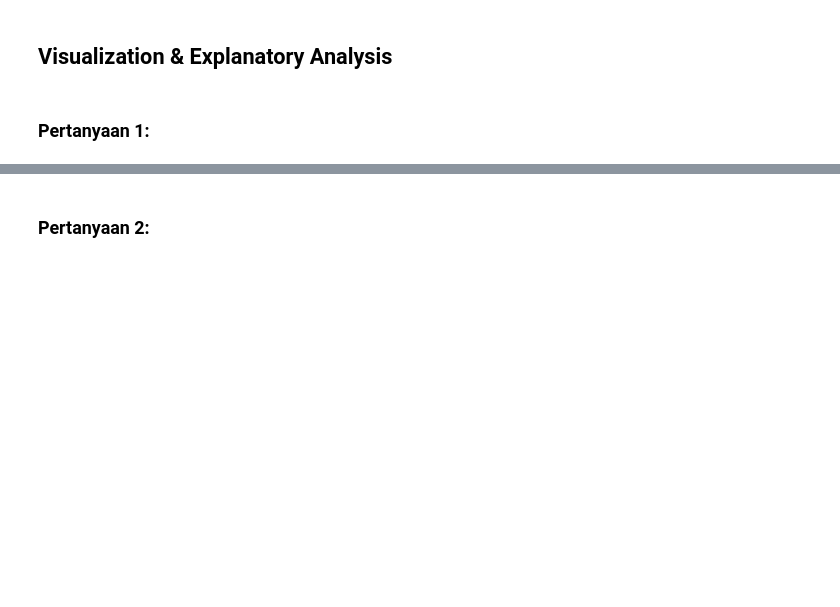
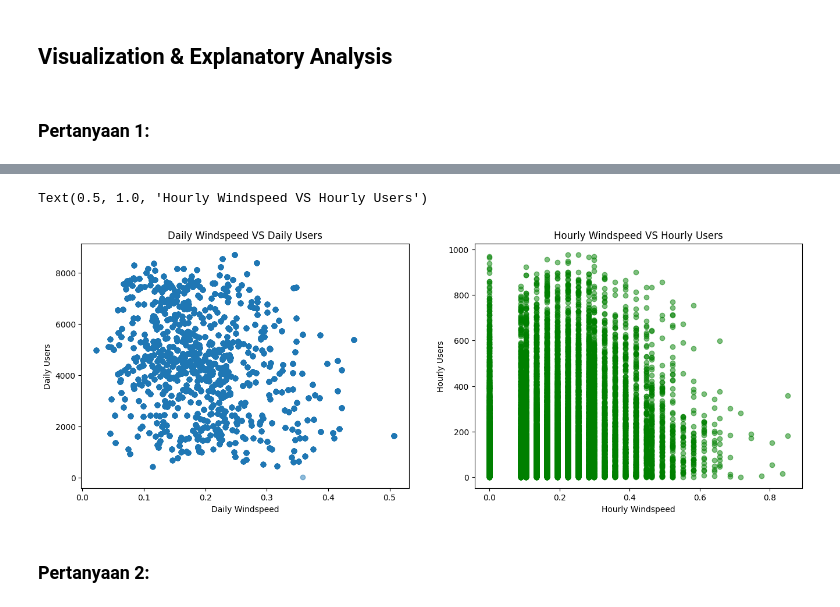
Before and after one commit to ArinBisa123/analysis-bike-sharing, a Jupyter notebook: Submission_Proyek_Analisis_Data.ipynb, the cells around one changed output, grey strips where cells are left out. Saved outputs shown, nothing was run; the diff lists cells and outputs as text; code cells hidden in the pictures; blank space fills up the shorter version.

```diff
--- a/Submission_Proyek_Analisis_Data.ipynb
+++ b/Submission_Proyek_Analisis_Data.ipynb
@@ -410,3 +548,21 @@ Text(0.5, 1.0, 'Hourly Apparent Temperature Jam VS Houry Users')
+# %%
+# Visualisasi
+plt.figure(figsize=(16, 12))
+
+plt.subplot(2,2, 3)
+plt.scatter(bike_sharing_merge_df['windspeed_daily'], bike_sharing_merge_df['cnt_daily'], alpha=0.5)
+plt.xlabel('Daily Windspeed')
+plt.ylabel('Daily Users')
+plt.title('Daily Windspeed VS Daily Users')
+
+plt.subplot(2, 2, 4)
+plt.scatter(bike_sharing_merge_df['windspeed_hourly'], bike_sharing_merge_df['cnt_hourly'], alpha=0.5, color='green')
+plt.xlabel('Hourly Windspeed')
+plt.ylabel('Hourly Users')
+plt.title('Hourly Windspeed VS Hourly Users')
+# %% [output]
+Text(0.5, 1.0, 'Hourly Windspeed VS Hourly Users')
+[figure, added]
 # %% [markdown]
 ### Pertanyaan 2:
 # %%
```
Also changed, not shown: parts of 36 cells of this notebook, 2 other files.
